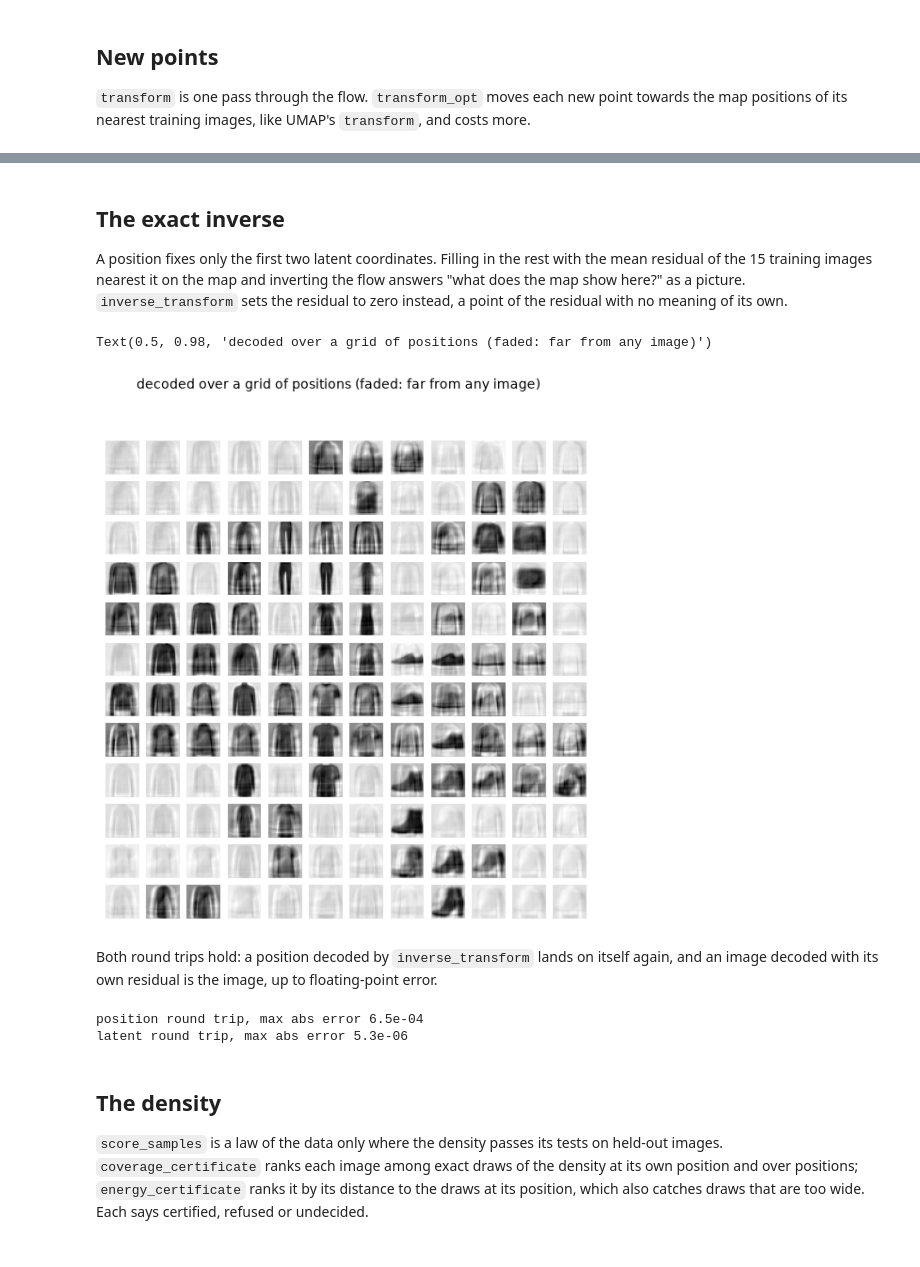
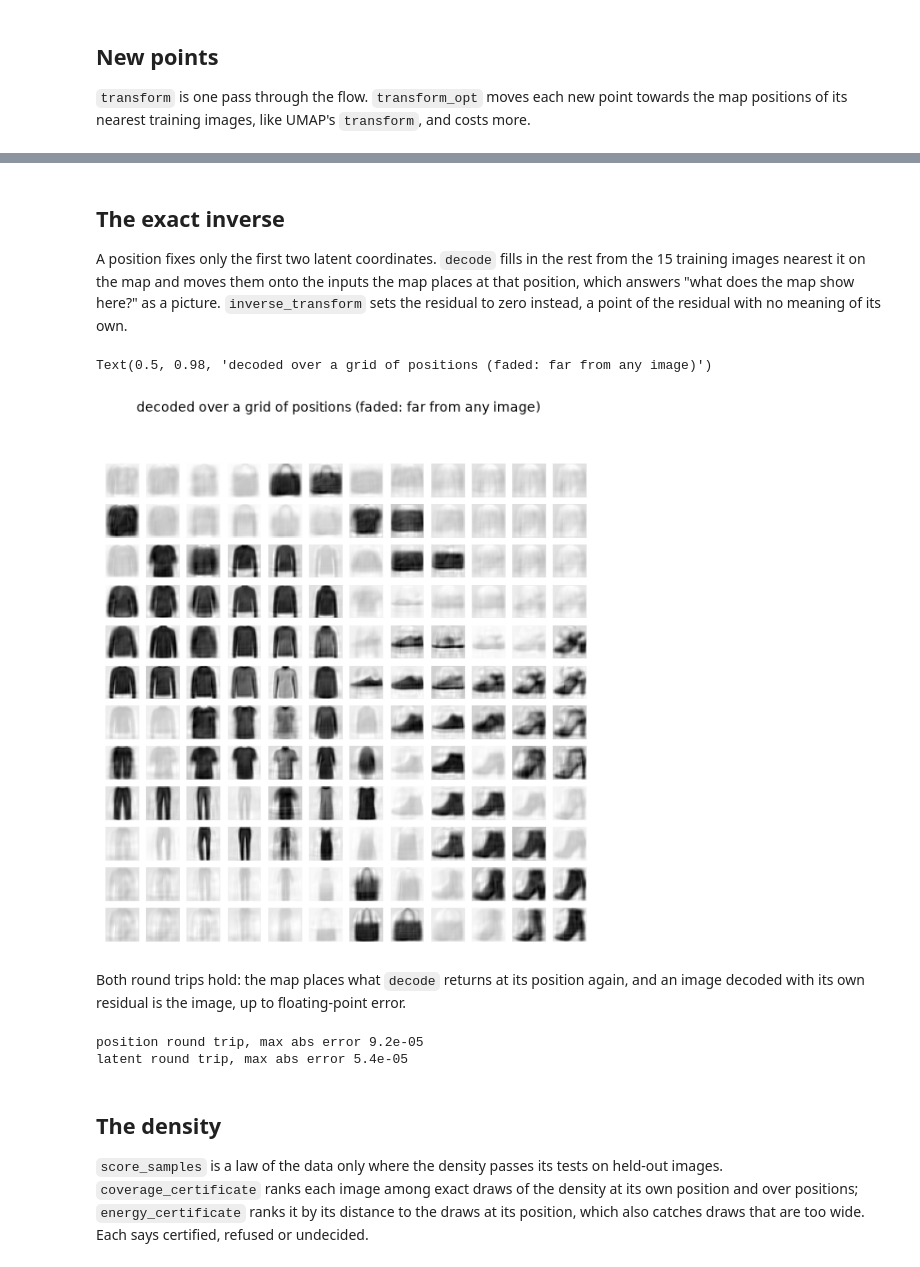
Before and after one commit to daenuprobst/flodr, a Jupyter notebook: examples/quickstart.ipynb, the cells around one changed output, grey strips where cells are left out. Cells and saved outputs as stored; diff of their text form; code cells hidden in the pictures.

```diff
--- a/examples/quickstart.ipynb
+++ b/examples/quickstart.ipynb
@@ -88,43 +88,41 @@ transform 6 ms, transform_opt 4075 ms
 # %% [markdown]
 ## The exact inverse
 
-A position fixes only the first two latent coordinates. Filling in the rest with the mean residual of the 15 training
-images nearest it on the map and inverting the flow answers "what does the map show here?" as a picture.
-`inverse_transform` sets the residual to zero instead, a point of the residual with no meaning of its own.
+A position fixes only the first two latent coordinates. `decode` fills in the rest from the 15 training images
+nearest it on the map and moves them onto the inputs the map places at that position, which answers "what does the
+map show here?" as a picture. `inverse_transform` sets the residual to zero instead, a point of the residual with no
+meaning of its own.
 # %%
 n_grid = 12
 lo, hi = np.percentile(Y, [1.5, 98.5], axis=0)
 gx, gy = np.meshgrid(np.linspace(lo[0], hi[0], n_grid), np.linspace(hi[1], lo[1], n_grid))
 grid = np.column_stack([gx.ravel(), gy.ravel()]).astype(np.float32)
 
-Z_train = model.transform_latent(X[train_idx])
-dist, nn = cKDTree(Z_train[:, :2]).query(grid, k=15)
-Z_grid = Z_train[nn].mean(1)
-Z_grid[:, :2] = grid
-decoded = to_pixels(model.inverse_latent(Z_grid))
-far = dist[:, 0] > np.percentile(dist[:, 0], 55)
+decoded = to_pixels(model.decode(grid))
+dist = cKDTree(Y).query(grid)[0]
+far = dist > np.percentile(dist, 55)
 
 fig, axes = plt.subplots(n_grid, n_grid, figsize=(6.6, 6.6))
 for img, f, ax in zip(decoded, far, axes.ravel()):
     ax.imshow(img.reshape(28, 28), cmap="gray_r", alpha=0.25 if f else 1.0)
     ax.axis("off")
 fig.suptitle("decoded over a grid of positions (faded: far from any image)", fontsize=10)
 # %% [output]
 Text(0.5, 0.98, 'decoded over a grid of positions (faded: far from any image)')
-[figure, old version]
+[figure, new version]
 # %% [markdown]
-Both round trips hold: a position decoded by `inverse_transform` lands on itself again, and an image decoded with its
+Both round trips hold: the map places what `decode` returns at its position again, and an image decoded with its
 own residual is the image, up to floating-point error.
 # %%
-Y_back = model.transform(model.inverse_transform(Y[:200]))
+Y_back = model.transform(model.decode(Y[:200]))
 print(f"position round trip, max abs error {np.abs(Y_back - Y[:200]).max():.1e}")
 
 Z = model.transform_latent(X[train_idx][:200])
 err = np.abs(model.inverse_latent(Z) - X[train_idx][:200]).max()
 print(f"latent round trip, max abs error {err:.1e}")
 # %% [output]
-position round trip, max abs error 6.5e-04
-latent round trip, max abs error 5.3e-06
+position round trip, max abs error 9.2e-05
+latent round trip, max abs error 5.4e-05
 # %% [markdown]
 ## The density
 
```
Also changed, not shown: parts of 7 cells of this notebook, 21 other files.
